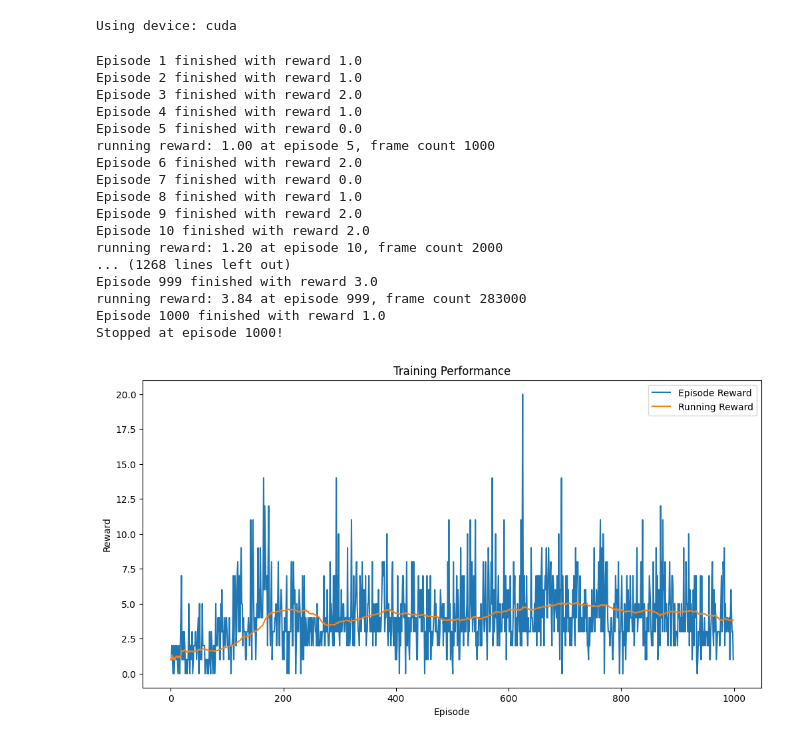
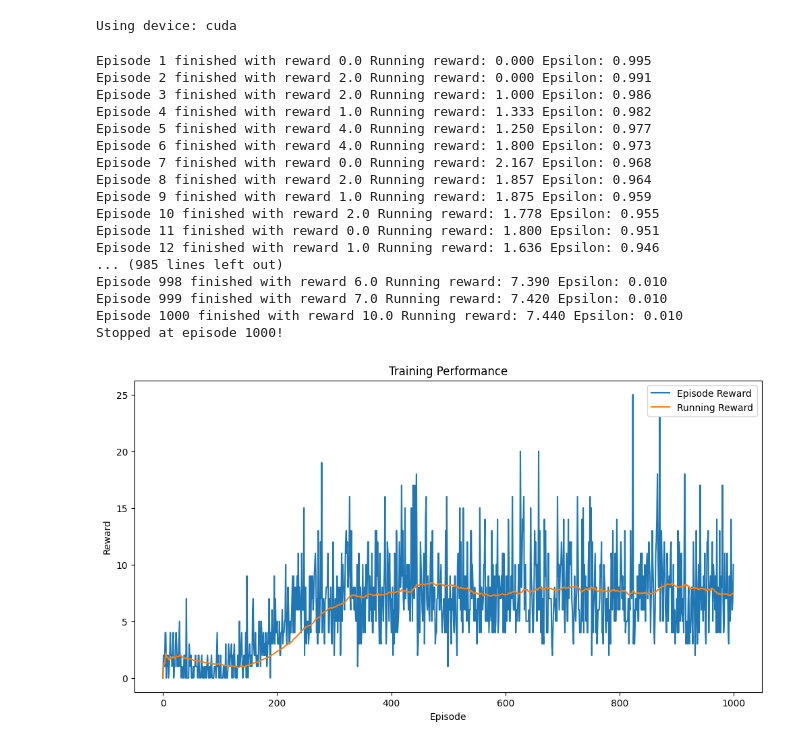
Before and after one commit to Whomstt/Atari-Breakout-DQN, a Jupyter notebook: CS4287-Prj3-21320128_21311625_21316945.ipynb, the cells around one changed output. Saved outputs shown, nothing was run; the diff lists cells and outputs as text; code cells hidden in the pictures.

Commit message:
au natural + epsilon decay fix

```diff
--- a/CS4287-Prj3-21320128_21311625_21316945.ipynb
+++ b/CS4287-Prj3-21320128_21311625_21316945.ipynb
@@ -32,19 +32,18 @@ import matplotlib.pyplot as plt
 # Configure our parameters
 seed = 42
 gamma = 0.99
-learning_rate = 0.001
-epsilon_start = 1
-epsilon_end = 0.1
-epsilon_decay = 0.995
+learning_rate = 0.00025
+max_episodes = 1000
+epsilon_max = 1
+epsilon_min = 0.01
+epsilon_decay = (epsilon_min / epsilon_max) ** (1 / max_episodes)
 batch_size = 64
 max_steps_per_episode = 1000
-max_episodes = 1000
 replay_buffer_size = 100000
 target_update_frequency = 1000
 start_training_after = 1000
 update_after_actions = 4
 video_folder = "recorded_episodes"
-epsilon = epsilon_start
 # %%
 # Environment setup
 os.makedirs(video_folder, exist_ok=True)
@@ -140,6 +139,14 @@ def plot_training_performance(episode_rewards, running_rewards):
 episode_rewards = []
 running_rewards = []
 
+# Ensure epsilon decay is calculated correctly
+epsilon_max = 1.0
+epsilon_min = 0.01
+max_episodes = 1000
+epsilon_decay = np.exp(np.log(epsilon_min / epsilon_max) / max_episodes)
+
+epsilon = epsilon_max
+
 # Train the model
 try:
     while True:
@@ -151,7 +158,7 @@ try:
             frame_count += 1
 
             # Epsilon-greedy exploration
-            if frame_count < start_training_after or epsilon > np.random.rand(1)[0]:
+            if frame_count < start_training_after or np.random.rand(1)[0] < epsilon:
                 action = np.random.choice(num_actions)
             else:
                 with torch.no_grad():
@@ -160,9 +167,6 @@ try:
                     )
                     action_probs = model(state_tensor)
                     action = action_probs.argmax().cpu().item()
-
-            # Decay exploration
-            epsilon = max(epsilon_end, epsilon - epsilon_decay)
 
             # Environment step
             state_next, reward, done, _, _ = env.step(action)
@@ -222,9 +226,6 @@ try:
             # Update target network
             if frame_count % target_update_frequency == 0:
                 model_target.load_state_dict(model.state_dict())
-                print(
-                    f"running reward: {running_reward:.2f} at episode {episode_count}, frame count {frame_count}"
-                )
 
             # Trim memory
             if len(rewards_history) > replay_buffer_size:
@@ -236,53 +237,51 @@ try:
                     done_history,
                 ]:
                     del history[:1]
 
             if done:
                 break
 
-        # Update running reward
-        episode_reward_history.append(episode_reward)
-        if len(episode_reward_history) > 100:
-            del episode_reward_history[:1]
-        running_reward = np.mean(episode_reward_history)
+        # Decay exploration AFTER the episode
+        epsilon = max(epsilon_min, epsilon * epsilon_decay)
 
         episode_count += 1
 
-        print(f"Episode {episode_count} finished with reward {episode_reward}")
+        print(f"Episode {episode_count} finished with reward {episode_reward} Running reward: {running_reward:.3f} Epsilon: {epsilon:.3f}")
 
         # Collect rewards for plotting
         episode_rewards.append(episode_reward)
+        running_reward = np.mean(episode_rewards[-100:])
         running_rewards.append(running_reward)
 
         # Termination conditions
         if running_reward > 40:
             print(f"Solved at episode {episode_count}!")
             break
 
         if max_episodes > 0 and episode_count >= max_episodes:
             print(f"Stopped at episode {episode_count}!")
             break
 finally:
     env.close()
 
 # Plot the training performance
 plot_training_performance(episode_rewards, running_rewards)
 # %% [output]
-Episode 1 finished with reward 1.0
-Episode 2 finished with reward 1.0
-Episode 3 finished with reward 2.0
-Episode 4 finished with reward 1.0
-Episode 5 finished with reward 0.0
-running reward: 1.00 at episode 5, frame count 1000
-Episode 6 finished with reward 2.0
-Episode 7 finished with reward 0.0
-Episode 8 finished with reward 1.0
-Episode 9 finished with reward 2.0
-Episode 10 finished with reward 2.0
-running reward: 1.20 at episode 10, frame count 2000
-... (1268 lines left out)
-Episode 999 finished with reward 3.0
-running reward: 3.84 at episode 999, frame count 283000
-Episode 1000 finished with reward 1.0
+Episode 1 finished with reward 0.0 Running reward: 0.000 Epsilon: 0.995
+Episode 2 finished with reward 2.0 Running reward: 0.000 Epsilon: 0.991
+Episode 3 finished with reward 2.0 Running reward: 1.000 Epsilon: 0.986
+Episode 4 finished with reward 1.0 Running reward: 1.333 Epsilon: 0.982
+Episode 5 finished with reward 4.0 Running reward: 1.250 Epsilon: 0.977
+Episode 6 finished with reward 4.0 Running reward: 1.800 Epsilon: 0.973
+Episode 7 finished with reward 0.0 Running reward: 2.167 Epsilon: 0.968
+Episode 8 finished with reward 2.0 Running reward: 1.857 Epsilon: 0.964
+Episode 9 finished with reward 1.0 Running reward: 1.875 Epsilon: 0.959
+Episode 10 finished with reward 2.0 Running reward: 1.778 Epsilon: 0.955
+Episode 11 finished with reward 0.0 Running reward: 1.800 Epsilon: 0.951
+Episode 12 finished with reward 1.0 Running reward: 1.636 Epsilon: 0.946
+... (985 lines left out)
+Episode 998 finished with reward 6.0 Running reward: 7.390 Epsilon: 0.010
+Episode 999 finished with reward 7.0 Running reward: 7.420 Epsilon: 0.010
+Episode 1000 finished with reward 10.0 Running reward: 7.440 Epsilon: 0.010
 Stopped at episode 1000!
-[figure, old version]
+[figure, new version]
```
